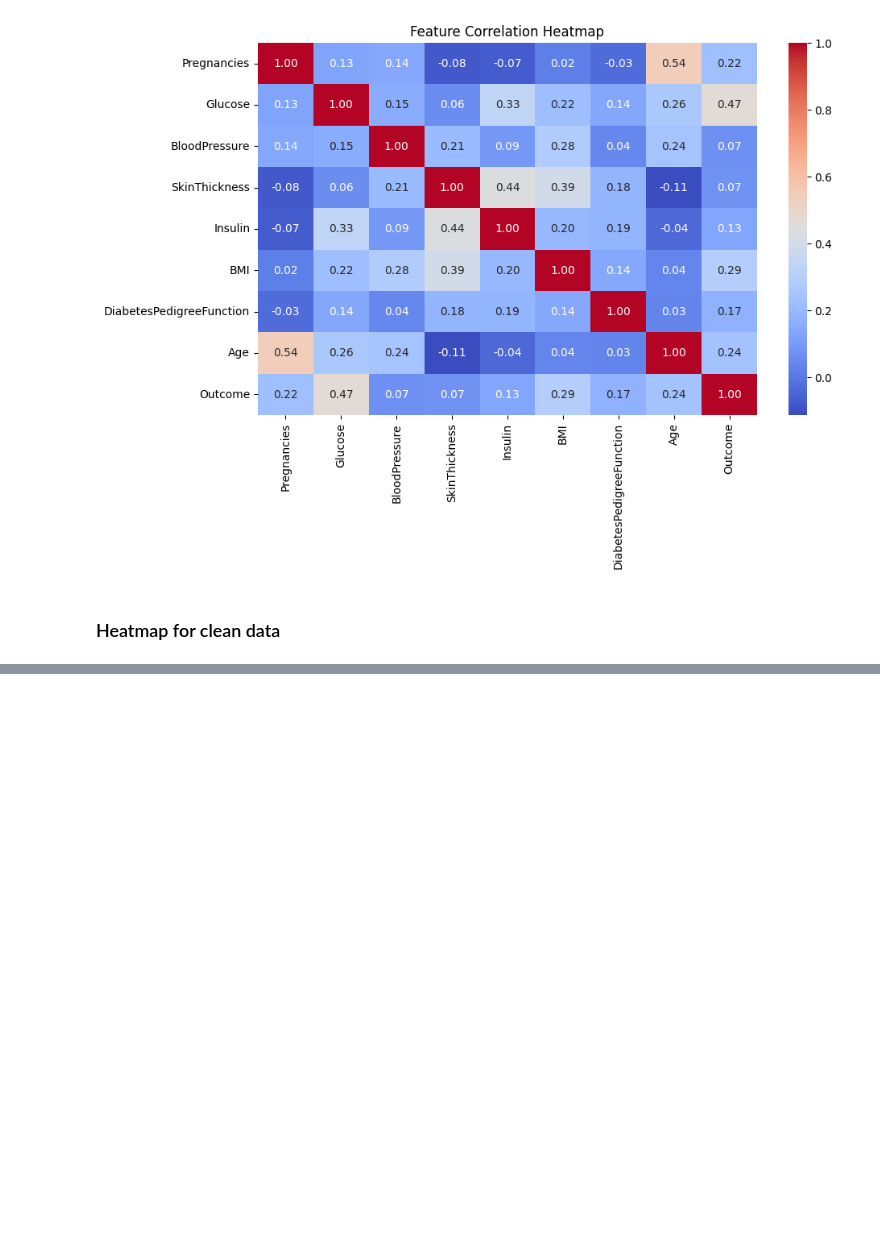
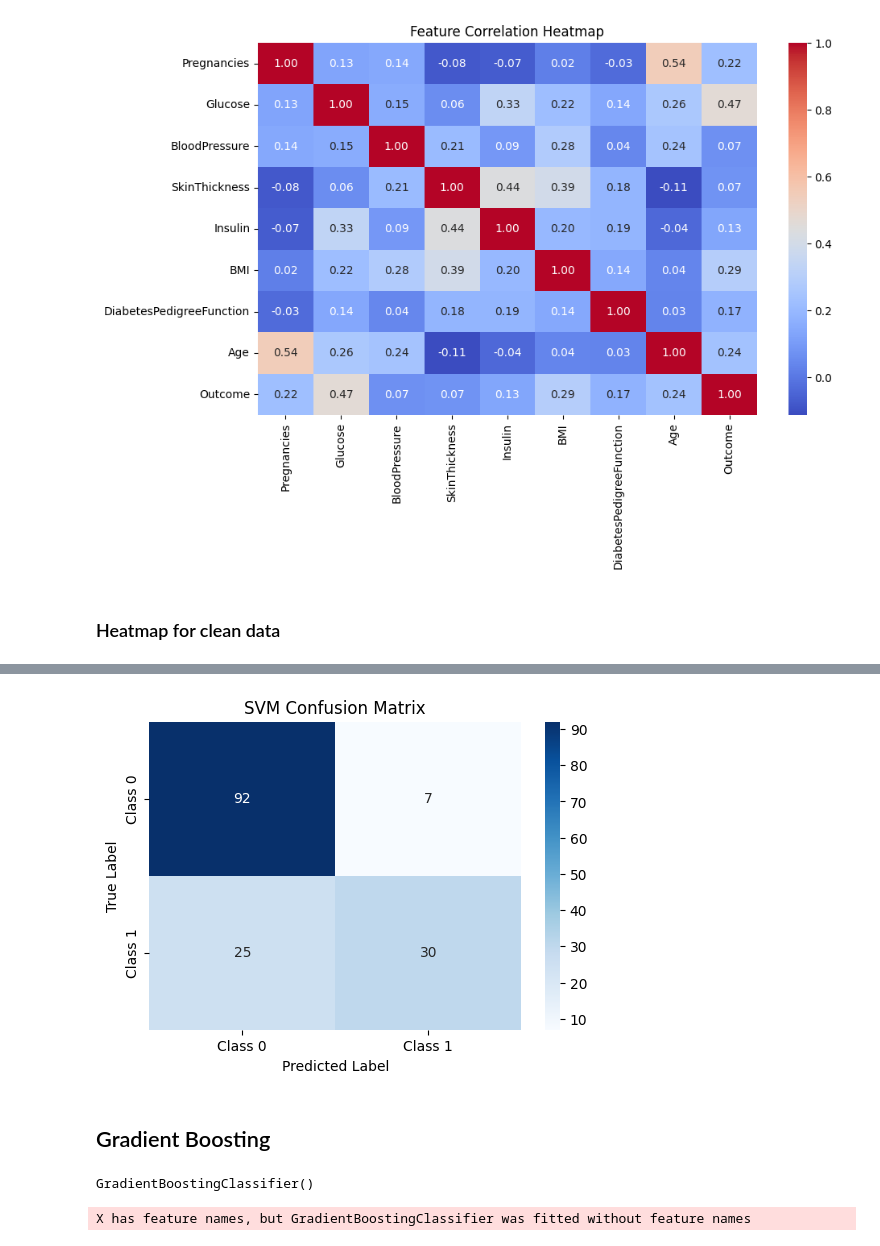
Before and after one commit to Minhajul99/Diabetes-Prediction, a Jupyter notebook: Diabetes_Prediction.ipynb, the cells around one changed output, grey strips where cells are left out. Cells and saved outputs as stored; diff of their text form; code cells hidden in the pictures; blank space fills up the shorter version.

```diff
--- a/Diabetes_Prediction.ipynb
+++ b/Diabetes_Prediction.ipynb
@@ -308,0 +455,14 @@ plt.show()
+# %%
+y_pred_svm = model_svm.predict(X_test)
+# %%
+# Accuracy
+accuracy_svm = accuracy_score(y_test, y_pred_svm)
+print(f"Accuracy: {accuracy_svm *100:.2f} %")
+
+# Confusion Matrix
+conf_matrix_svm = confusion_matrix(y_test, y_pred_svm)
+print("Confusion Matrix:\n", conf_matrix_svm)
+
+# Classification Report
+class_report_svm = classification_report(y_test, y_pred_svm)
+print("Classification Report:\n", class_report_svm)
@@ -308,0 +483,23 @@ plt.show()
+# %%
+# Plot confusion matrix
+plt.figure(figsize=(6,4))
+sns.heatmap(conf_matrix_svm, annot=True, fmt="d", cmap="Blues", xticklabels=["Class 0", "Class 1"], yticklabels=["Class 0", "Class 1"])
+plt.xlabel("Predicted Label")
+plt.ylabel("True Label")
+plt.title("SVM Confusion Matrix")
+plt.show()
+# %% [output]
+[figure, added]
+# %% [markdown]
+## Gradient Boosting
+# %%
+from sklearn.ensemble import GradientBoostingClassifier
+np.random.seed(42)
+model_gr = GradientBoostingClassifier()
+model_gr.fit(X_train, y_train)
+# %% [output]
+GradientBoostingClassifier()
+# %%
+y_pred_gr = model_gr.predict(X_test)
+# %% [output]
+X has feature names, but GradientBoostingClassifier was fitted without feature names
```
Also changed, not shown: parts of 76 cells of this notebook.
